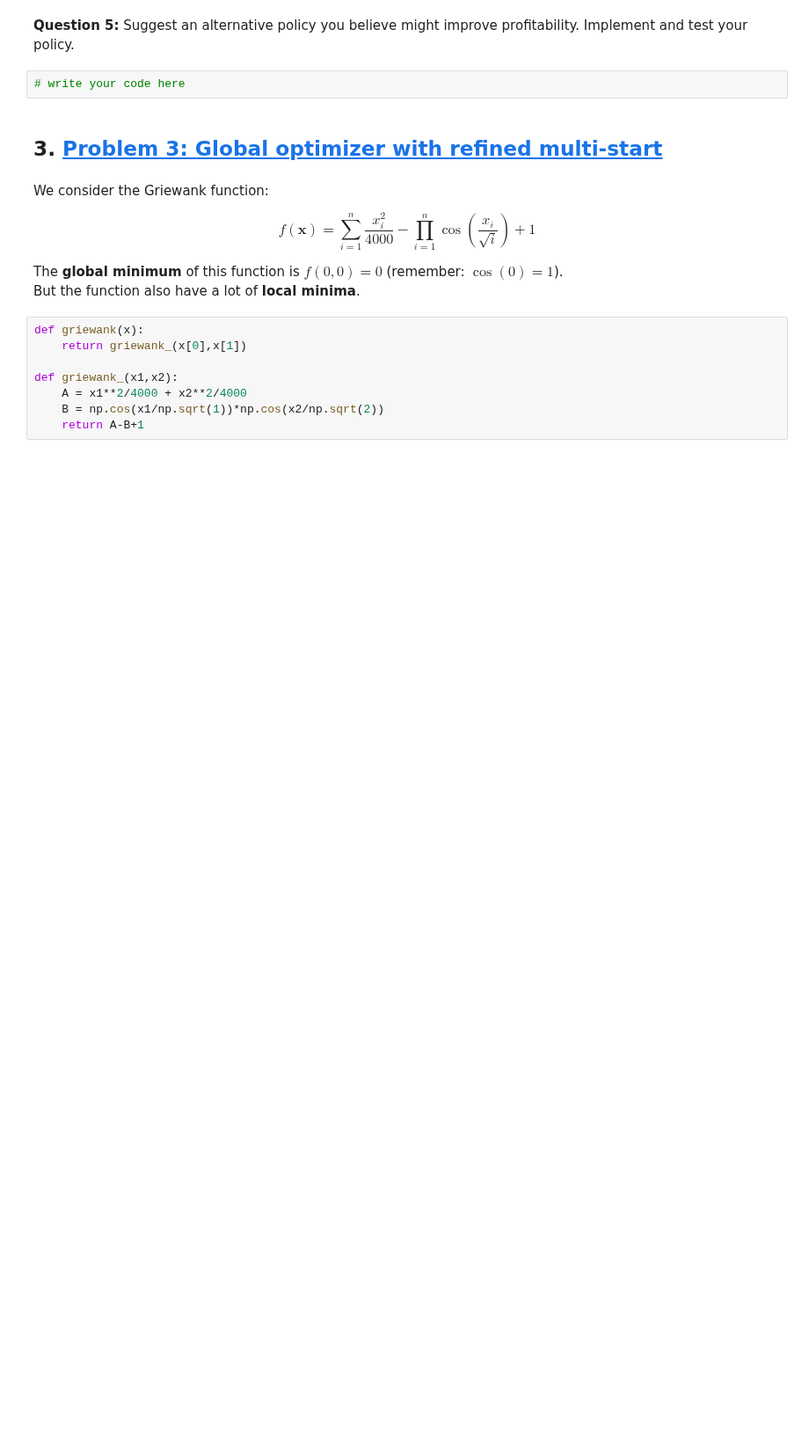
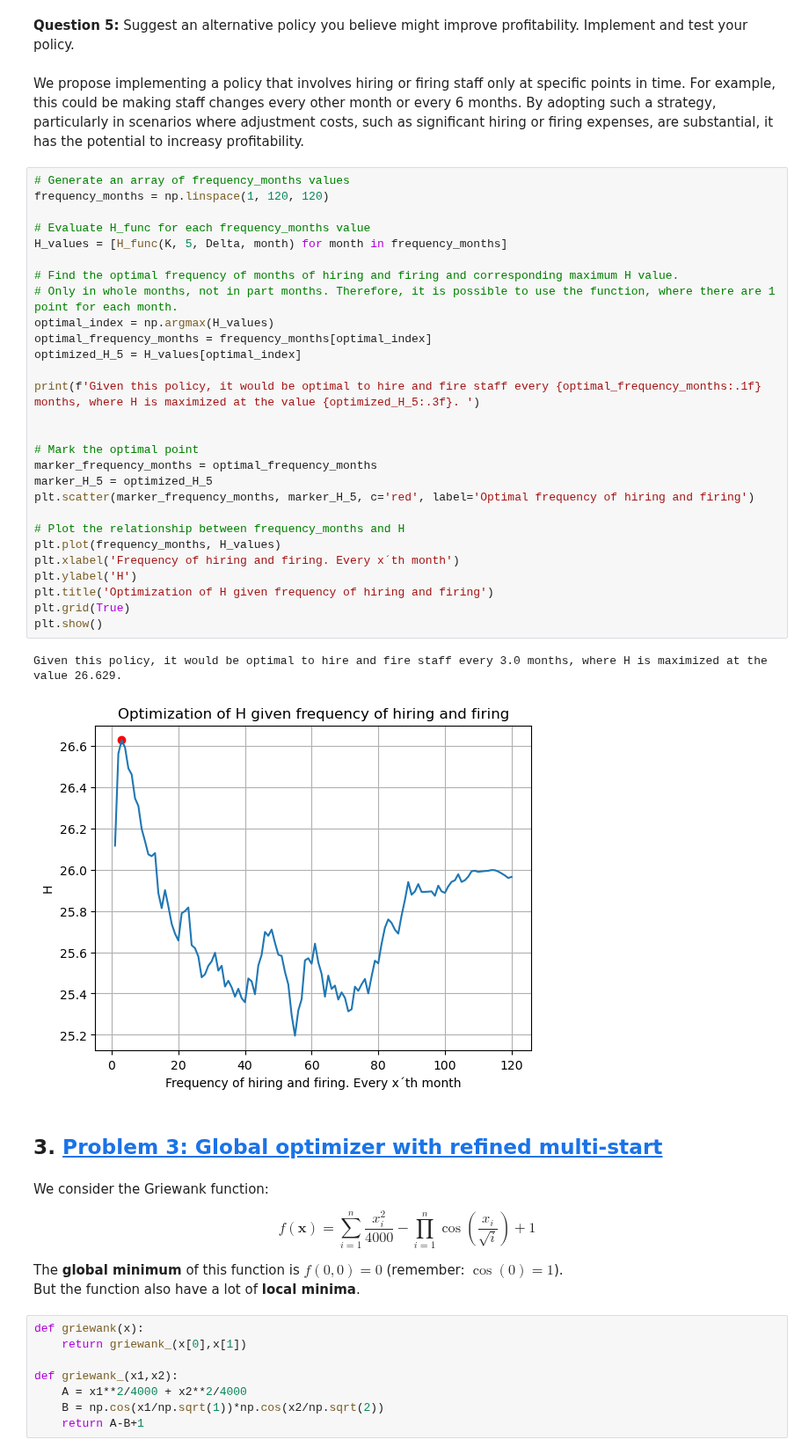
Before and after one commit to NumEconCopenhagen/projects-2023-iim, a Jupyter notebook: Examproject/Exam-2023-notebook.ipynb, the cells around one changed output. Shown at 88% size. Drawn from its saved outputs; the diff is of its cells as text; blank space fills up the shorter version.

```diff
--- a/Examproject/Exam-2023-notebook.ipynb
+++ b/Examproject/Exam-2023-notebook.ipynb
@@ -472,8 +726,39 @@ With $\Delta \geq 0$ and $\Delta = 0$ being the previous policy.
 # %% [markdown]
 
 **Question 5:** Suggest an alternative policy you believe might improve profitability. Implement and test your policy.
-# %%
-# write your code here
+# %% [markdown]
+We propose implementing a policy that involves hiring or firing staff only at specific points in time. For example, this could be making staff changes every other month or every 6 months. By adopting such a strategy, particularly in scenarios where adjustment costs, such as significant hiring or firing expenses, are substantial, it has the potential to increasy profitability.
+# %%
+# Generate an array of frequency_months values
+frequency_months = np.linspace(1, 120, 120)
+
+# Evaluate H_func for each frequency_months value
+H_values = [H_func(K, 5, Delta, month) for month in frequency_months]
+
+# Find the optimal frequency of months of hiring and firing and corresponding maximum H value.
+# Only in whole months, not in part months. Therefore, it is possible to use the function, where there are 1 point for each month.
+optimal_index = np.argmax(H_values)
+optimal_frequency_months = frequency_months[optimal_index]
+optimized_H_5 = H_values[optimal_index]
+
+print(f'Given this policy, it would be optimal to hire and fire staff every {optimal_frequency_months:.1f} months, where H is maximized at the value {optimized_H_5:.3f}. ')
+
+
+# Mark the optimal point
+marker_frequency_months = optimal_frequency_months
+marker_H_5 = optimized_H_5
+plt.scatter(marker_frequency_months, marker_H_5, c='red', label='Optimal frequency of hiring and firing')
+
+# Plot the relationship between frequency_months and H
+plt.plot(frequency_months, H_values)
+plt.xlabel('Frequency of hiring and firing. Every x´th month')
+plt.ylabel('H')
+plt.title('Optimization of H given frequency of hiring and firing')
+plt.grid(True)
+plt.show()
+# %% [output]
+Given this policy, it would be optimal to hire and fire staff every 3.0 months, where H is maximized at the value 26.629.
+[figure, added]
 # %% [markdown]
 ## 3. <a id='toc3_'></a>[Problem 3: Global optimizer with refined multi-start](#toc0_)
 # %% [markdown]
```
Also changed, not shown: parts of 14 cells of this notebook.
